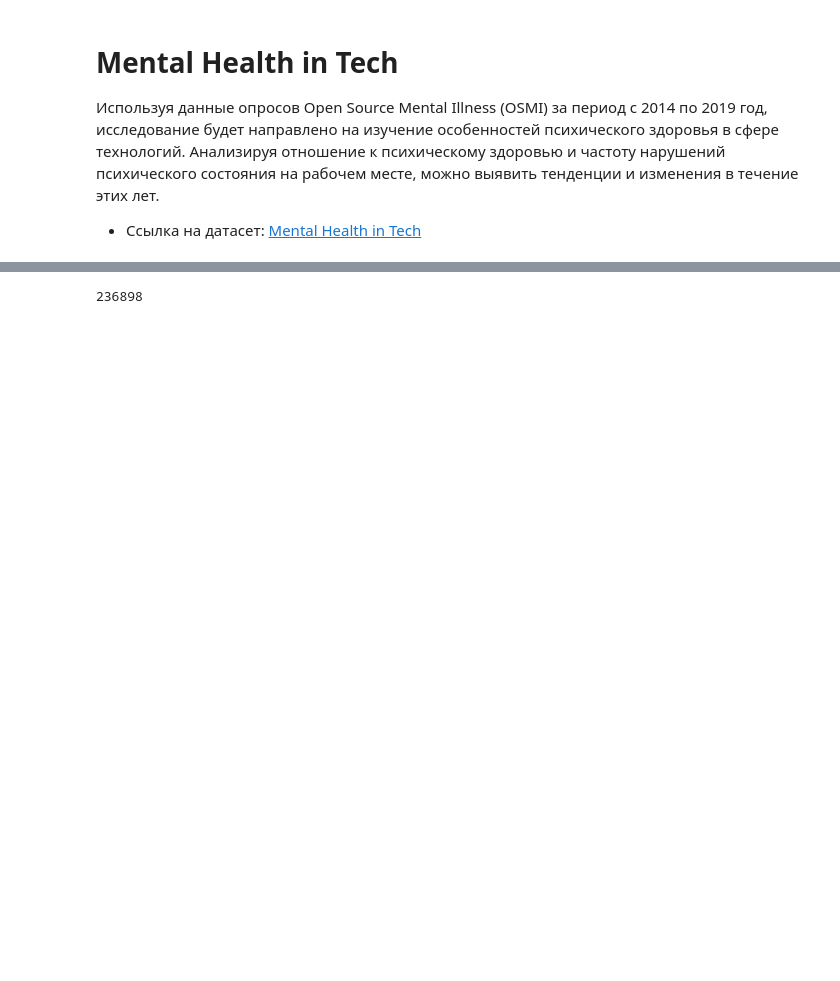
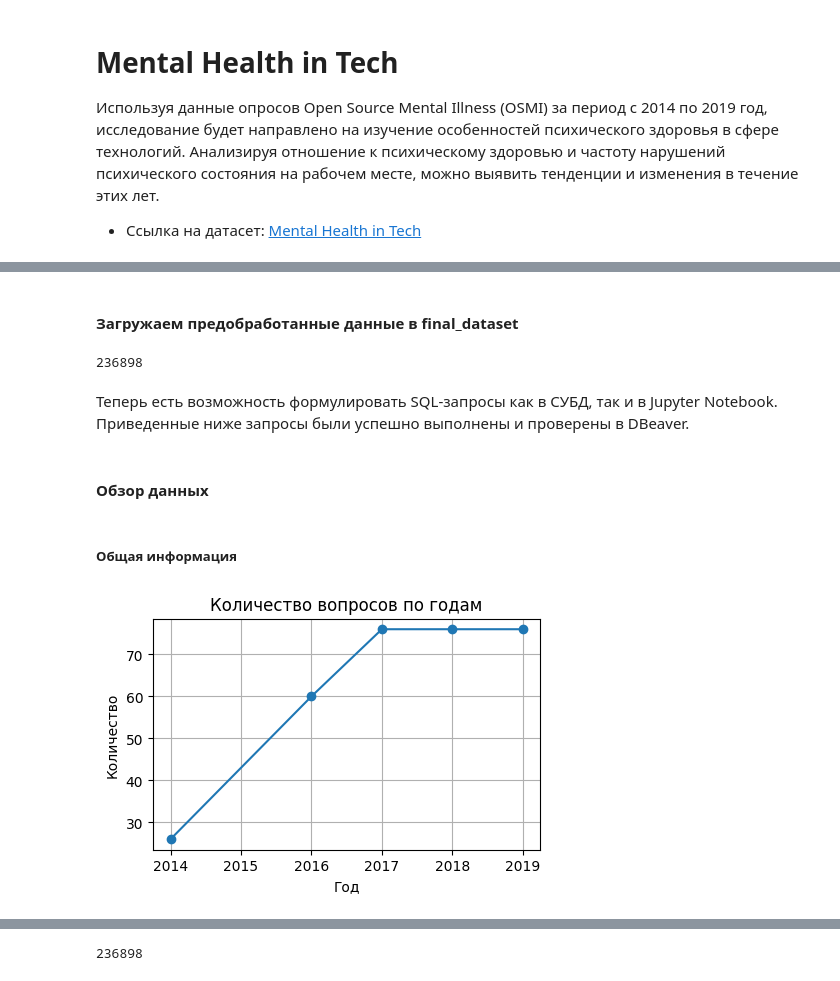
Before and after one commit to Feddlen/Analysing_Mental_Health_in_Tech, a Jupyter notebook: MentalHealthsSQL.ipynb, the cells around one changed output, grey strips where cells are left out. Saved outputs shown, nothing was run; the diff lists cells and outputs as text; code cells hidden in the pictures; blank space fills up the shorter version.

```diff
--- a/MentalHealthsSQL.ipynb
+++ b/MentalHealthsSQL.ipynb
@@ -41,0 +13,15 @@ survey_df = pd.read_sql_query("SELECT * from survey", con1)
+# %%
+# Подключение к бд в которой будут храниться данные после обработки
+con_final = sqlite3.connect('final_dataset', timeout=10)
+
+# Подключение к бд в которой хранятся оригинальные данные
+con_original = sqlite3.connect('data\mental_health.sqlite', timeout=10)
+
+# Создание курсора для выполнения SQL-запросов
+cur_final = con_final.cursor()
+cur_original = con_original.cursor()
+
+# Загружаем данные из файла mental_health.sqlite
+answers_df = pd.read_sql_query("SELECT * from answer", con_original)
+questions_df = pd.read_sql_query("SELECT * from question", con_original)
+survey_df = pd.read_sql_query("SELECT * from survey", con_original)
@@ -67,0 +175,39 @@ copy_answer_df.loc[copy_answer_df.question_id == 2, 'answer_text'] = new_gender
+# %% [markdown]
+#### <hide> Загружаем предобработанные данные в final_dataset
+# %%
+questions_df.to_sql(con=con_final, name='question', index=False, if_exists='replace')
+survey_df.to_sql(con=con_final, name='survey', index=False, if_exists='replace')
+answers_df.to_sql(con=con_final, name='answer', index=False, if_exists='replace')
+# %% [output]
+236898
+# %% [markdown]
+Теперь есть возможность формулировать SQL-запросы как в СУБД, так и в Jupyter Notebook.<br>
+Приведенные ниже запросы были успешно выполнены и проверены в DBeaver.
+# %% [markdown]
+#### Обзор данных
+# %% [markdown]
+##### Общая информация
+# %%
+# Количество вопросов по годам
+question_amount = '''
+SELECT  a.survey_id,
+		COUNT(DISTINCT(a.question_id)) AS question_amount
+FROM answer a
+GROUP BY 1;
+'''
+
+cur_final.execute(question_amount)
+rows = cur_final.fetchall()
+question_amount = pd.DataFrame(rows, columns=('Год', 'Количество вопросов'))
+
+plt.figure(figsize=(5, 3))
+plt.plot(question_amount['Год'], question_amount['Количество вопросов'], marker='o')
+
+# Настройка графика
+plt.title('Количество вопросов по годам')
+plt.xlabel('Год')
+plt.ylabel('Количество')
+plt.grid(True)
+plt.show()
+# %% [output]
+[figure, added]
```
Also changed, not shown: parts of 26 cells of this notebook, 3 other files.
